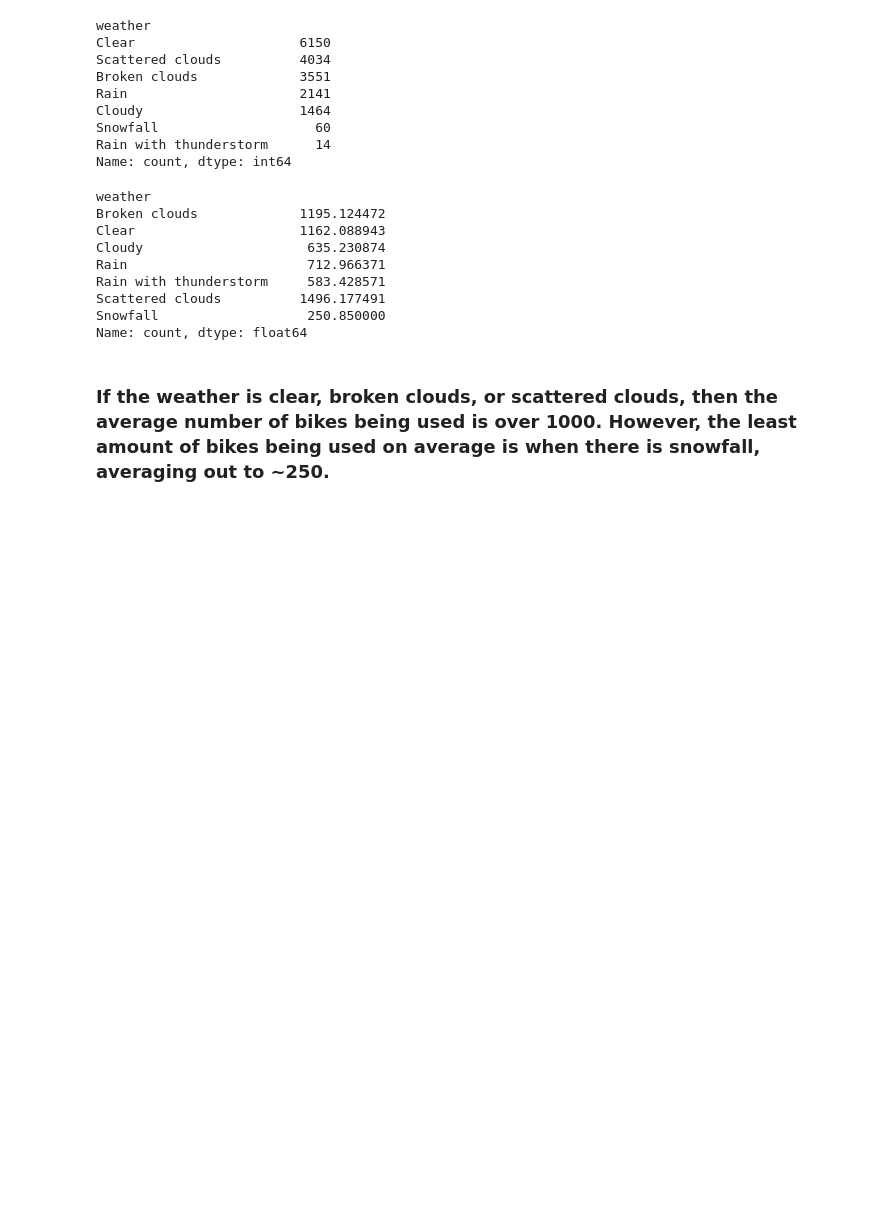
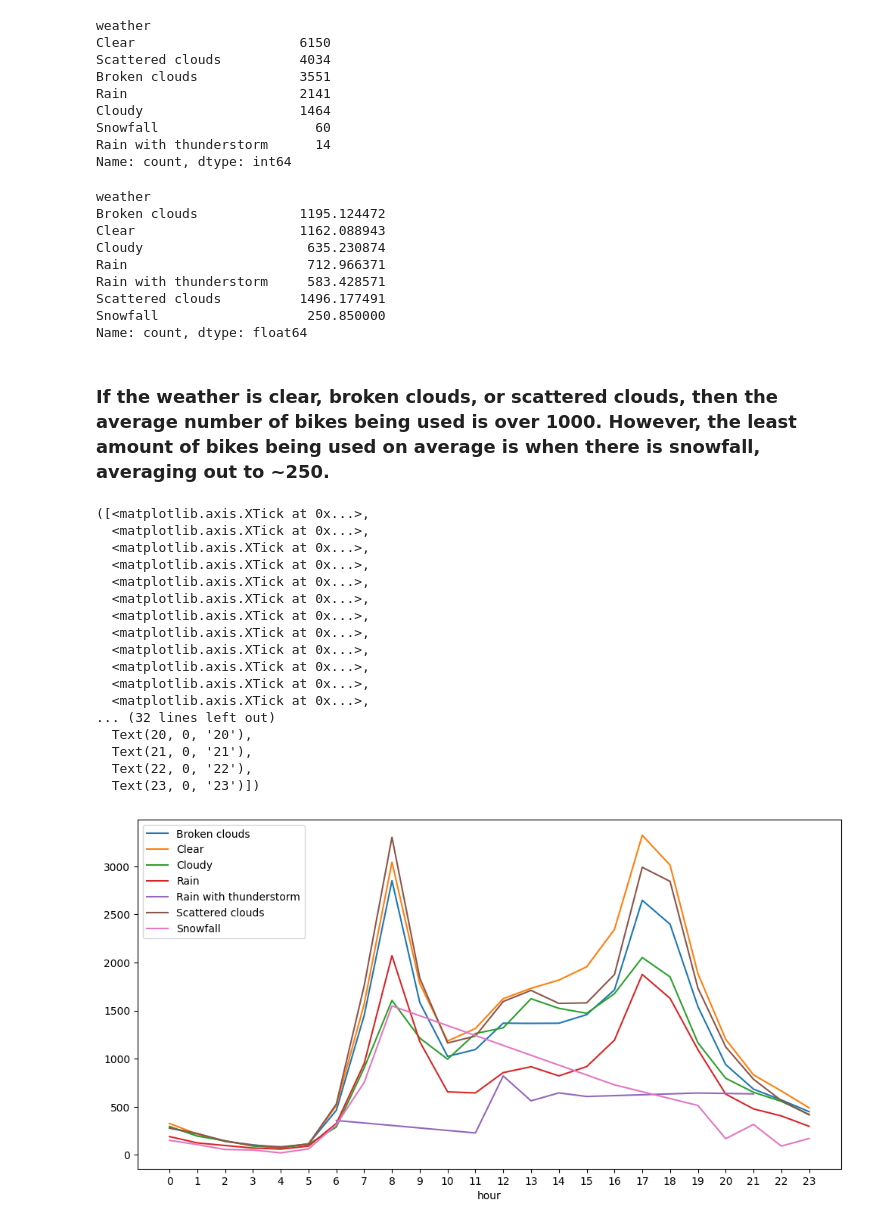
Before and after one commit to SnakeSpeak/bikes, a Jupyter notebook: london_bikes.ipynb, the cells around one changed output. Saved outputs shown, nothing was run; the diff lists cells and outputs as text; code cells hidden in the pictures; blank space fills up the shorter version.

Commit message:
commit 	modified:   london_bikes.ipynb

```diff
--- a/london_bikes.ipynb
+++ b/london_bikes.ipynb
@@ -334,3 +334,42 @@ Snowfall                   250.850000
 Name: count, dtype: float64
 # %% [markdown]
 ### If the weather is clear, broken clouds, or scattered clouds, then the average number of bikes being used is over 1000. However, the least amount of bikes being used on average is when there is snowfall, averaging out to ~250.
+# %%
+# Create a line plot where each line represents a weather type
+
+weather_list = [
+    'Broken clouds',
+    'Clear',
+    'Cloudy',
+    'Rain',
+    'Rain with thunderstorm',
+    'Scattered clouds',
+    'Snowfall'
+]
+
+for weather in weather_list:
+    weather_bike_df = bikes_df[bikes_df['weather'] == weather]
+    weather_bike_mean = weather_bike_df.groupby('hour')['count'].mean()
+    weather_bike_mean.plot(label=weather, figsize=(12,6))
+
+plt.legend()
+plt.xticks(range(24))
+# %% [output]
+([<matplotlib.axis.XTick at 0x...>,
+  <matplotlib.axis.XTick at 0x...>,
+  <matplotlib.axis.XTick at 0x...>,
+  <matplotlib.axis.XTick at 0x...>,
+  <matplotlib.axis.XTick at 0x...>,
+  <matplotlib.axis.XTick at 0x...>,
+  <matplotlib.axis.XTick at 0x...>,
+  <matplotlib.axis.XTick at 0x...>,
+  <matplotlib.axis.XTick at 0x...>,
+  <matplotlib.axis.XTick at 0x...>,
+  <matplotlib.axis.XTick at 0x...>,
+  <matplotlib.axis.XTick at 0x...>,
+... (32 lines left out)
+  Text(20, 0, '20'),
+  Text(21, 0, '21'),
+  Text(22, 0, '22'),
+  Text(23, 0, '23')])
+[figure, added]
```
Also changed, not shown: parts of 3 cells of this notebook.
